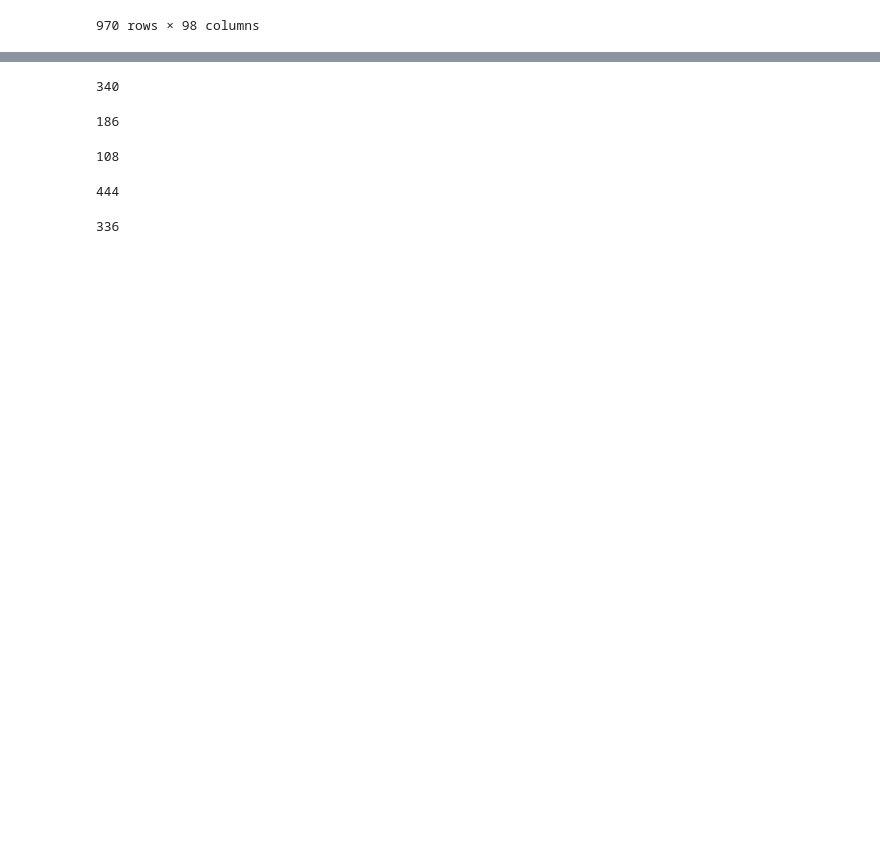
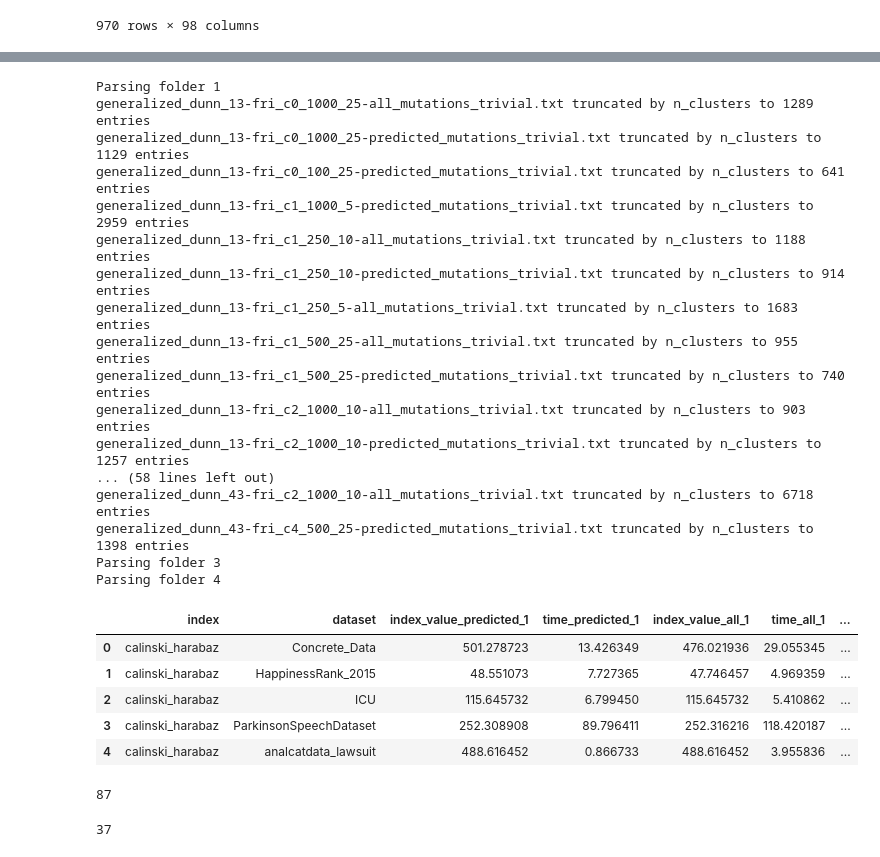
Before and after one commit to dimatomp/EvolutionaryClustering, a Jupyter notebook: MutationMining.ipynb, the cells around one changed output, grey strips where cells are left out. Drawn from its saved outputs; the diff is of its cells as text; code cells hidden in the pictures; blank space fills up the shorter version.

```diff
--- a/MutationMining.ipynb
+++ b/MutationMining.ipynb
@@ -58,7 +58,7 @@ index_minimized
  'generalized_dunn_53': False,
  'generalized_dunn_13': False}
 # %%
-if True:
+if False:
     mutation_usage = {}
     def parse_folder(path):
         for idx, filename in enumerate(os.listdir(path)):
@@ -457,5 +452,0 @@ results_data.head()
-# %%
-results_ap = results_data[results_data.method == 'predicted_mutations_trivial'][['index', 'dataset', 'index_value', 'time']]
-results_true = results_data[results_data.method == 'all_mutations_trivial'][['index', 'dataset', 'index_value', 'time']]
-results_ap = pd.merge(results_ap, results_true, left_on=['index', 'dataset'], right_on=['index', 'dataset'], suffixes=['_predicted', '_all'])
-results_ap
@@ -481,26 +453,36 @@ results_ap
-# %%
-index_winning = np.where(results_ap['index'] == 'davies_bouldin', results_ap['index_value_predicted'] < results_ap['index_value_all'], results_ap['index_value_predicted'] > results_ap['index_value_all'])
-index_winning.sum()
-# %% [output]
-340
-# %%
-index_equal = (results_ap['index_value_predicted'] == results_ap['index_value_all'])
-index_equal.sum()
-# %% [output]
-186
-# %%
-index_equal_time_winning = results_ap[index_equal]['time_predicted'] <= results_ap[index_equal]['time_all']
-index_equal_time_winning.sum()
-# %% [output]
-108
-# %%
-index_losing = ~(index_winning | index_equal)
-index_losing.sum()
-# %% [output]
-444
-# %%
-index_losing_time_winning = results_ap[index_losing]['time_predicted'] <= results_ap[index_losing]['time_all']
-index_losing_time_winning.sum()
-# %% [output]
-336
+# %%
+results_data = None
+for i in range(4):
+    print('Parsing folder', i + 1)
+    results = parse_results('/tmp/results_1p1_{}'.format(i+1))
+    results_data_c = pd.DataFrame(data=results, columns=['index', 'dataset', 'method', 'n_iterations', 'index_value', 'n_successful_mutations', 'time'])
+    results_ap = results_data_c[results_data_c.method == 'predicted_mutations_trivial'][['index', 'dataset', 'index_value', 'time']]
+    results_true = results_data_c[results_data_c.method == 'all_mutations_trivial'][['index', 'dataset', 'index_value', 'time']]
+    results_ap = pd.merge(results_ap, results_true, on=['index', 'dataset'], suffixes=['_predicted_' + str(i+1), '_all_' + str(i+1)])
+    results_data = results_ap if results_data is None else pd.merge(results_data, results_ap)
+results_data.head()
+# %% [output]
+Parsing folder 1
+generalized_dunn_13-fri_c0_1000_25-all_mutations_trivial.txt truncated by n_clusters to 1289 entries
+generalized_dunn_13-fri_c0_1000_25-predicted_mutations_trivial.txt truncated by n_clusters to 1129 entries
+generalized_dunn_13-fri_c0_100_25-predicted_mutations_trivial.txt truncated by n_clusters to 641 entries
+generalized_dunn_13-fri_c1_1000_5-predicted_mutations_trivial.txt truncated by n_clusters to 2959 entries
+generalized_dunn_13-fri_c1_250_10-all_mutations_trivial.txt truncated by n_clusters to 1188 entries
+generalized_dunn_13-fri_c1_250_10-predicted_mutations_trivial.txt truncated by n_clusters to 914 entries
+generalized_dunn_13-fri_c1_250_5-all_mutations_trivial.txt truncated by n_clusters to 1683 entries
+generalized_dunn_13-fri_c1_500_25-all_mutations_trivial.txt truncated by n_clusters to 955 entries
+generalized_dunn_13-fri_c1_500_25-predicted_mutations_trivial.txt truncated by n_clusters to 740 entries
+generalized_dunn_13-fri_c2_1000_10-all_mutations_trivial.txt truncated by n_clusters to 903 entries
+generalized_dunn_13-fri_c2_1000_10-predicted_mutations_trivial.txt truncated by n_clusters to 1257 entries
+... (58 lines left out)
+generalized_dunn_43-fri_c2_1000_10-all_mutations_trivial.txt truncated by n_clusters to 6718 entries
+generalized_dunn_43-fri_c4_500_25-predicted_mutations_trivial.txt truncated by n_clusters to 1398 entries
+Parsing folder 3
+Parsing folder 4
+|  | index | dataset | index_value_predicted_1 | time_predicted_1 | index_value_all_1 | time_all_1 | ... |
+| 0 | calinski_harabaz | Concrete_Data | 501.278723 | 13.426349 | 476.021936 | 29.055345 | ... |
+| 1 | calinski_harabaz | HappinessRank_2015 | 48.551073 | 7.727365 | 47.746457 | 4.969359 | ... |
+| 2 | calinski_harabaz | ICU | 115.645732 | 6.799450 | 115.645732 | 5.410862 | ... |
+| 3 | calinski_harabaz | ParkinsonSpeechDataset | 252.308908 | 89.796411 | 252.316216 | 118.420187 | ... |
+| 4 | calinski_harabaz | analcatdata_lawsuit | 488.616452 | 0.866733 | 488.616452 | 3.955836 | ... |
 # %%
@@ -507,0 +510,10 @@ results_ap.to_csv('results_ap.csv')
+# %%
+np.where(results_data['index'] != 'davies_bouldin', index_value_predicted_mean + index_value_predicted_std < index_value_all_mean - index_value_all_std, index_value_predicted_mean - index_value_predicted_std > index_value_all_mean + index_value_all_std).sum()
+# %% [output]
+87
+# %%
+np.where(results_data['index'] != 'davies_bouldin',
+        (index_value_predicted_mean <= index_value_all_mean) & (index_value_predicted_mean + index_value_predicted_std >= index_value_all_mean - index_value_all_std),
+        (index_value_predicted_mean >= index_value_all_mean) & (index_value_predicted_mean - index_value_predicted_std <= index_value_all_mean + index_value_all_std)).sum()
+# %% [output]
+37
```
Also changed, not shown: parts of 13 cells of this notebook, 5 other files.
